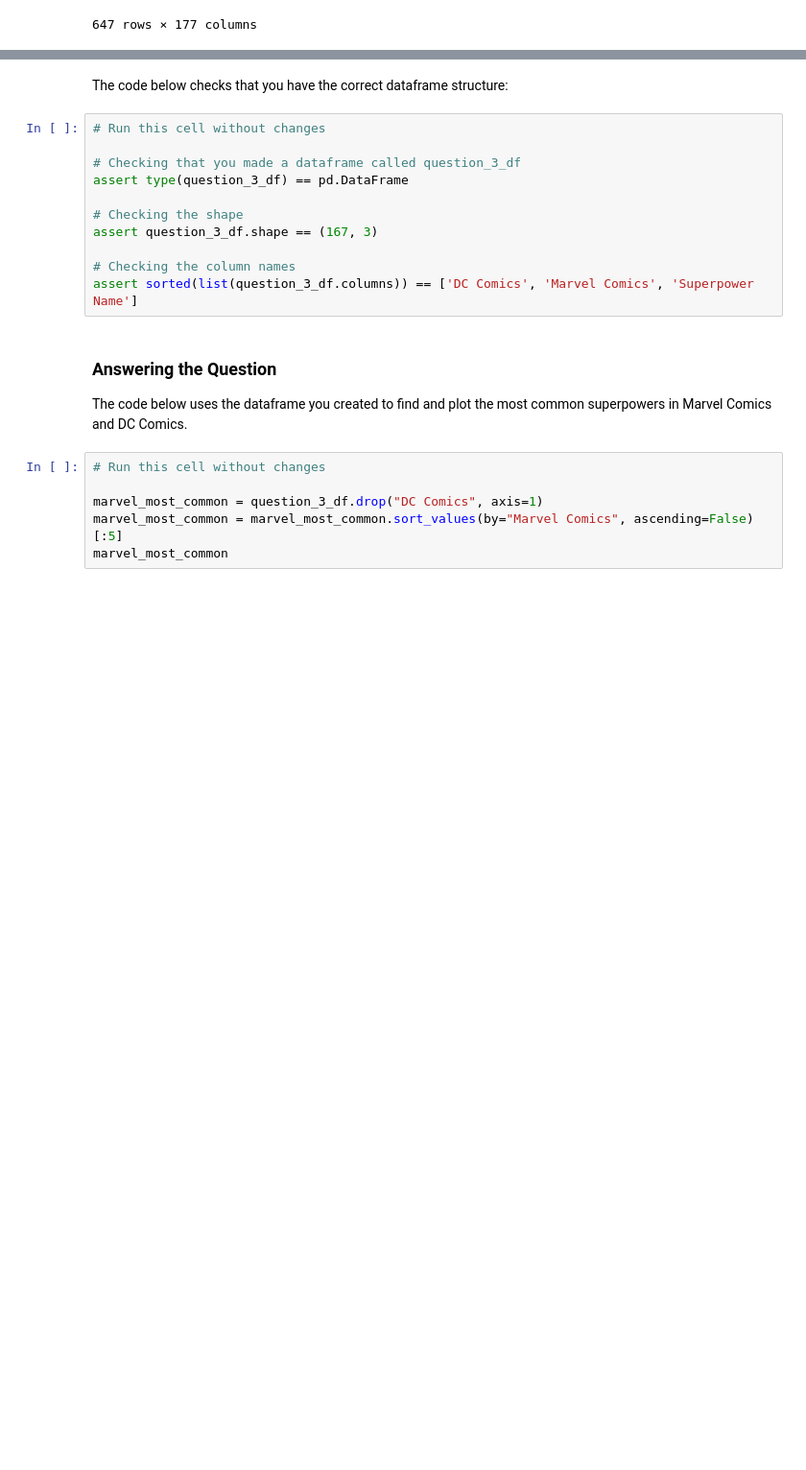
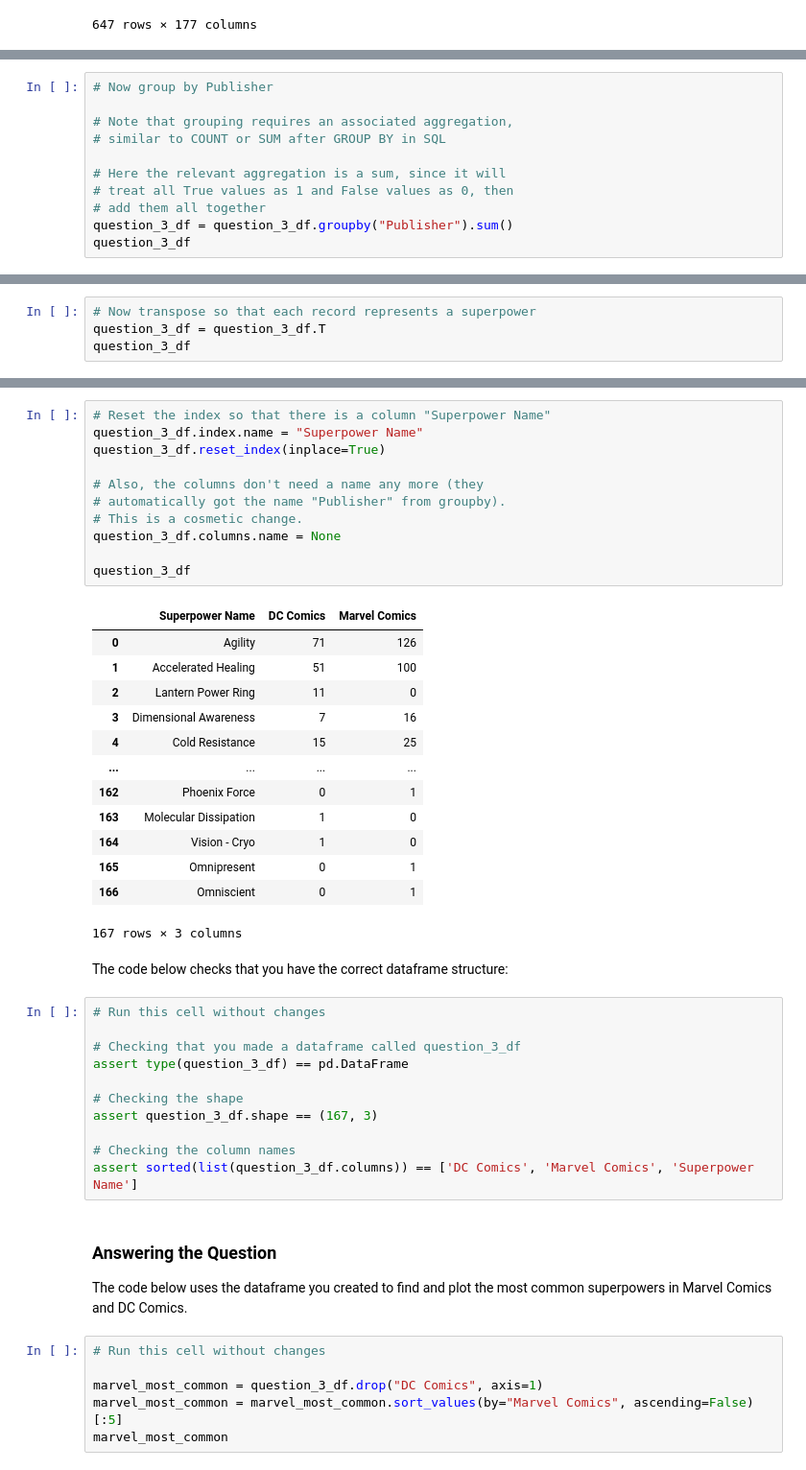
Before and after one commit to zach-hanly/dsc-pandas-data-cleaning-lab, a Jupyter notebook: index.ipynb, the cells around one changed output, grey strips where cells are left out. Shown: that part at 96% size. Saved outputs shown, nothing was run; the diff lists cells and outputs as text; blank space fills up the shorter version.

```diff
--- a/index.ipynb
+++ b/index.ipynb
@@ -670,0 +702,11 @@ question_3_df
+# %%
+# Now group by Publisher
+
+# Note that grouping requires an associated aggregation,
+# similar to COUNT or SUM after GROUP BY in SQL
+
+# Here the relevant aggregation is a sum, since it will
+# treat all True values as 1 and False values as 0, then
+# add them all together
+question_3_df = question_3_df.groupby("Publisher").sum()
+question_3_df
@@ -670,0 +719,4 @@ question_3_df
+# %%
+# Now transpose so that each record represents a superpower
+question_3_df = question_3_df.T
+question_3_df
@@ -671,3 +737,28 @@ question_3_df
+# %%
+# Reset the index so that there is a column "Superpower Name"
+question_3_df.index.name = "Superpower Name"
+question_3_df.reset_index(inplace=True)
+
+# Also, the columns don't need a name any more (they
+# automatically got the name "Publisher" from groupby).
+# This is a cosmetic change.
+question_3_df.columns.name = None
+
+question_3_df
+# %% [output]
+|  | Superpower Name | DC Comics | Marvel Comics |
+| 0 | Agility | 71 | 126 |
+| 1 | Accelerated Healing | 51 | 100 |
+| 2 | Lantern Power Ring | 11 | 0 |
+| 3 | Dimensional Awareness | 7 | 16 |
+| 4 | Cold Resistance | 15 | 25 |
+| ... | ... | ... | ... |
+| 162 | Phoenix Force | 0 | 1 |
+| 163 | Molecular Dissipation | 1 | 0 |
+| 164 | Vision - Cryo | 1 | 0 |
+| 165 | Omnipresent | 0 | 1 |
+| 166 | Omniscient | 0 | 1 |
+167 rows × 3 columns
 # %% [markdown]
 The code below checks that you have the correct dataframe structure:
 # %%
```
Also changed, not shown: parts of 8 cells of this notebook.
